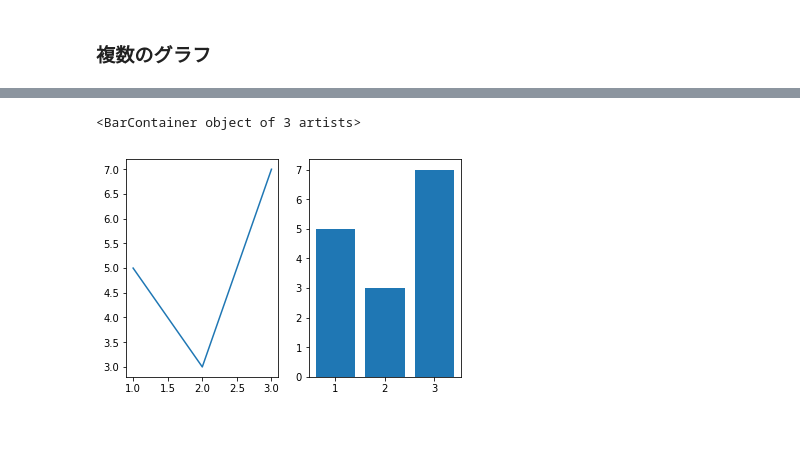
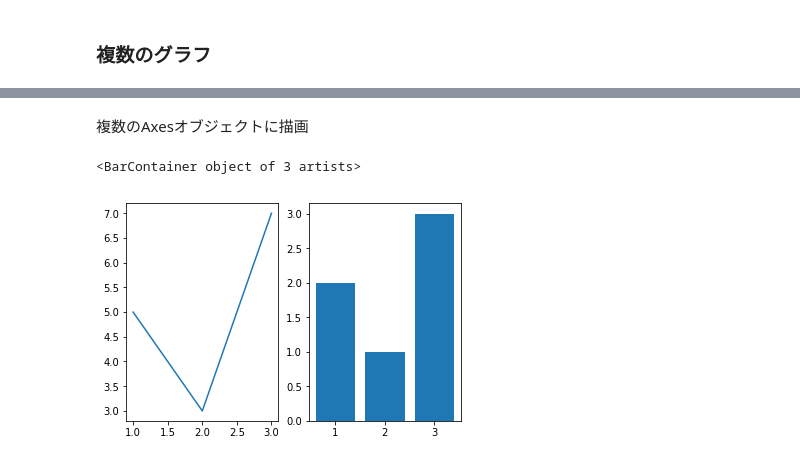
Before and after one commit to terapyon/intro-to-visualization-tutorial, a Jupyter notebook: 3-visualization/3-2-Matplotlib-basic.ipynb, the cells around one changed output, grey strips where cells are left out. Cells and saved outputs as stored; diff of their text form; code cells hidden in the pictures; blank space fills up the shorter version.

```diff
--- a/3-visualization/3-2-Matplotlib-basic.ipynb
+++ b/3-visualization/3-2-Matplotlib-basic.ipynb
@@ -105,9 +147,11 @@ ax.scatter([1, 2, 3], [5, 3, 7])
+# %% [markdown]
+複数のAxesオブジェクトに描画
 # %%
 fig = plt.figure()
 ax1 = fig.add_subplot(1, 2, 1)
 ax2 = fig.add_subplot(1, 2, 2)
 ax1.plot([1, 2, 3], [5, 3, 7])
-ax2.bar([1, 2, 3], [5, 3, 7])
+ax2.bar([1, 2, 3], [2, 1, 3])
 # %% [output]
 <BarContainer object of 3 artists>
-[figure, old version]
+[figure, new version]
```
Also changed, not shown: parts of 39 cells of this notebook, 5 other files.
